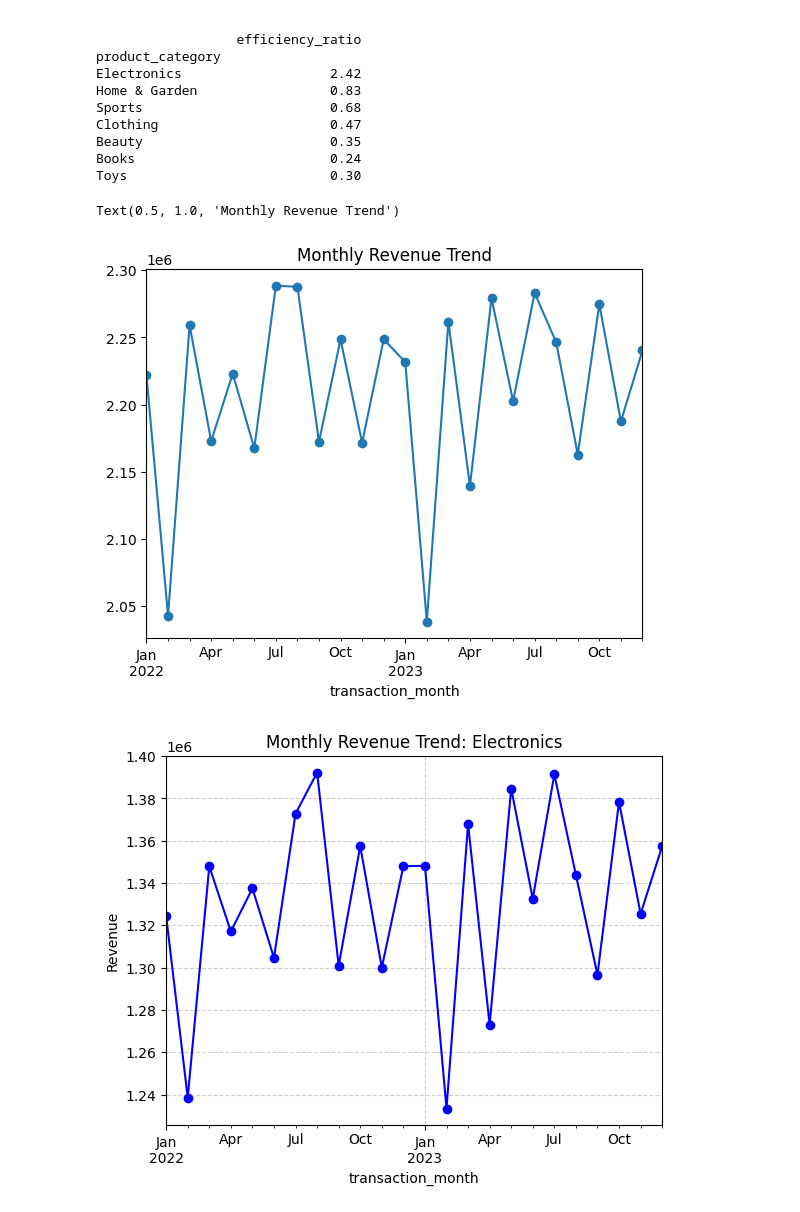
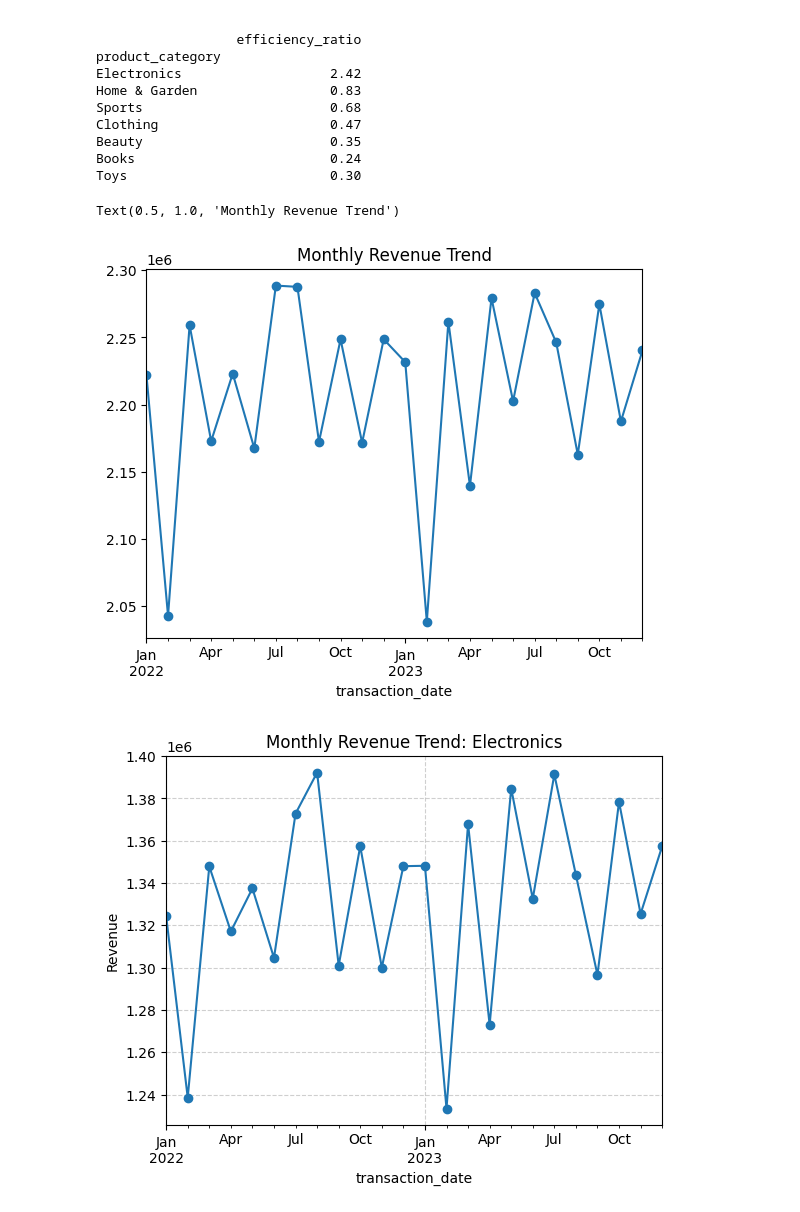
Before and after one commit to douglashdutra/retail-data-engineering-platform, a Jupyter notebook: notebooks/01_eda_retail.ipynb, the cells around one changed output. Drawn from its saved outputs; the diff is of its cells as text; code cells hidden in the pictures.

Commit message:
1.0 - finishing touches and final analysis

```diff
--- a/notebooks/01_eda_retail.ipynb
+++ b/notebooks/01_eda_retail.ipynb
@@ -8,4 +18,3 @@ import seaborn as sns
 # %%
-# Load the dataset
-
-df = pd.read_csv('C:\\Users\\Doug\\Documents\\2026_DATA_ENGINEER\\synthetic-datasets\\datasets\\retail\\synthetic_retail_20250901.csv')
+df = pd.read_csv('../synthetic-datasets/datasets/retail/synthetic_retail_20250901.csv')
+df.info()
@@ -314,26 +259,23 @@ Toys                          0.30
 # %%
-## Trend Analysis
-monthly_revenue = df.groupby('transaction_month')['total_value'].sum()
+transaction_month = df['transaction_date'].dt.to_period('M')
+
+monthly_revenue = df.groupby(transaction_month)['total_value'].sum()
 monthly_revenue.plot(kind='line', marker='o')
 plt.title('Monthly Revenue Trend')
-
-## --> Overall revenue is seasonal
 # %% [output]
 Text(0.5, 1.0, 'Monthly Revenue Trend')
-[figure, old version]
+[figure, new version]
 # %%
-## Now, check trend analysis by product_category
-
 monthly_electronics_trend = (
     df.query("product_category == 'Electronics'")
-    .groupby('transaction_month')['total_value']
+    .groupby(transaction_month)['total_value']
     .sum()
 )
 
-monthly_electronics_trend.plot(kind='line', marker='o', color='blue')
+monthly_electronics_trend.plot(kind='line', marker='o')
 plt.title('Monthly Revenue Trend: Electronics')
 plt.ylabel('Revenue')
 plt.grid(True, linestyle='--', alpha=0.6)
 # %% [output]
-[figure, old version]
+[figure, new version]
 # %%
```
Also changed, not shown: parts of 24 cells of this notebook.
